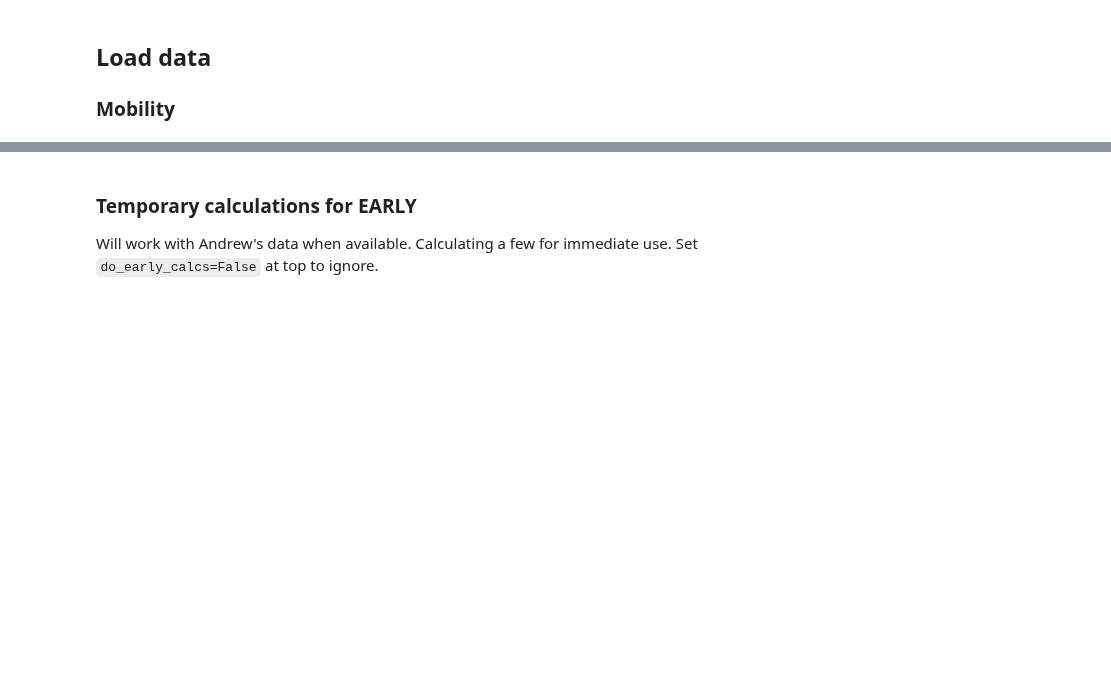
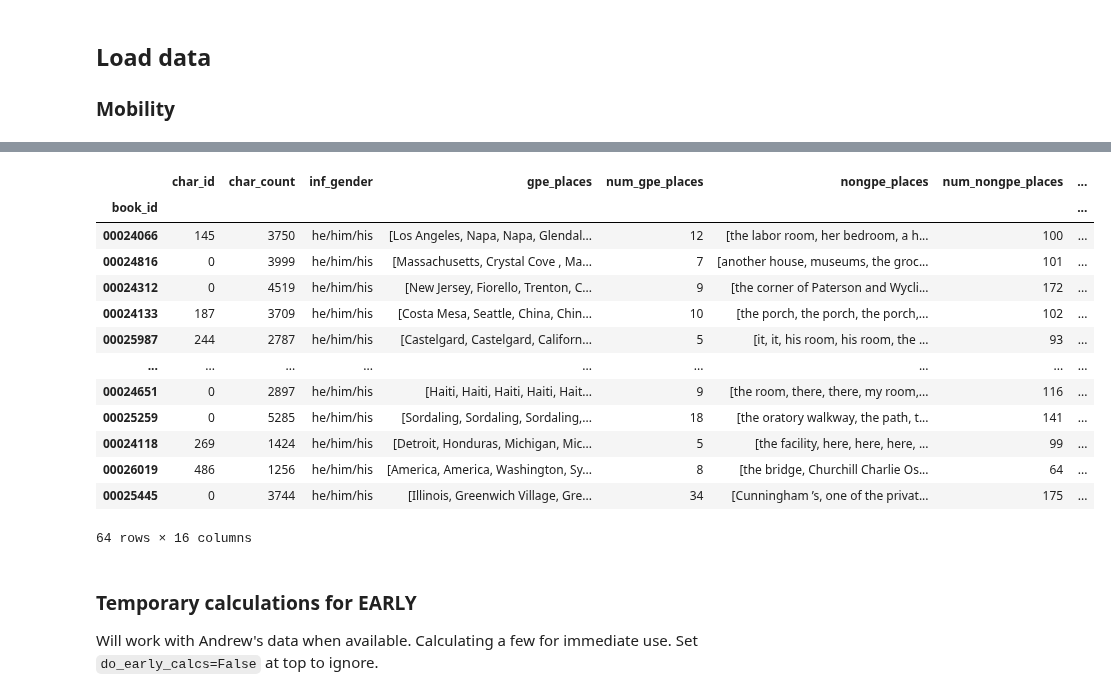
Before and after one commit to wilkens/mobility-books, a Jupyter notebook: notebooks/Data analysis MW.ipynb, the cells around one changed output, grey strips where cells are left out. Saved outputs shown, nothing was run; the diff lists cells and outputs as text; code cells hidden in the pictures; blank space fills up the shorter version.

Commit message:
Investigate duplicate book_ids in EARLY

```diff
--- a/notebooks/Data analysis MW.ipynb
+++ b/notebooks/Data analysis MW.ipynb
@@ -18,9 +18,9 @@ derived_dir = os.path.join(data_dir, 'derived')
 metadata_dir = os.path.join(data_dir, 'metadata')
 
 # settings
-conlit_file = 'CONLIT_CharData_AP_6.csv.gz'
-early_file = 'EARLY_CharData_MW.csv.gz'
-do_early_calcs = True # do early calculations? Else use AP's data
+conlit_file = 'CONLIT_CharData_AP_MW_6.csv.gz'
+early_file = 'EARLY_CharData_MW_2.csv.gz'
+do_early_calcs = False # do early calculations? Else use AP's data
 # %% [markdown]
 ## Load data
 
@@ -60,7 +60,7 @@ early = pd.read_csv(
         'gpe_sequences': string_to_list
     },
 )
-early.index = early.index.to_series().apply(index_int_string)
+#early.index = early.index.to_series().apply(index_int_string)
 
 # set source corpus for EARLY data
 def source_mapper(label):
@@ -75,3 +127,20 @@ early['source'] = early.index.to_series().apply(source_mapper)
+# %%
+early.loc[early.index.duplicated()]
+# %% [output]
+|  | char_id | char_count | inf_gender | gpe_places | num_gpe_places | nongpe_places | num_nongpe_places | ... |
+| book_id |  |  |  |  |  |  |  | ... |
+| 00024066 | 145 | 3750 | he/him/his | [Los Angeles, Napa, Napa, Glendal... | 12 | [the labor room, her bedroom, a h... | 100 | ... |
+| 00024816 | 0 | 3999 | he/him/his | [Massachusetts, Crystal Cove , Ma... | 7 | [another house, museums, the groc... | 101 | ... |
+| 00024312 | 0 | 4519 | he/him/his | [New Jersey, Fiorello, Trenton, C... | 9 | [the corner of Paterson and Wycli... | 172 | ... |
+| 00024133 | 187 | 3709 | he/him/his | [Costa Mesa, Seattle, China, Chin... | 10 | [the porch, the porch, the porch,... | 102 | ... |
+| 00025987 | 244 | 2787 | he/him/his | [Castelgard, Castelgard, Californ... | 5 | [it, it, his room, his room, the ... | 93 | ... |
+| ... | ... | ... | ... | ... | ... | ... | ... | ... |
+| 00024651 | 0 | 2897 | he/him/his | [Haiti, Haiti, Haiti, Haiti, Hait... | 9 | [the room, there, there, my room,... | 116 | ... |
+| 00025259 | 0 | 5285 | he/him/his | [Sordaling, Sordaling, Sordaling,... | 18 | [the oratory walkway, the path, t... | 141 | ... |
+| 00024118 | 269 | 1424 | he/him/his | [Detroit, Honduras, Michigan, Mic... | 5 | [the facility, here, here, here, ... | 99 | ... |
+| 00026019 | 486 | 1256 | he/him/his | [America, America, Washington, Sy... | 8 | [the bridge, Churchill Charlie Os... | 64 | ... |
+| 00025445 | 0 | 3744 | he/him/his | [Illinois, Greenwich Village, Gre... | 34 | [Cunningham ’s, one of the privat... | 175 | ... |
+64 rows × 16 columns
 # %% [markdown]
 ### Temporary calculations for EARLY
 
```
Also changed, not shown: parts of 5 cells of this notebook, 1 other file.
